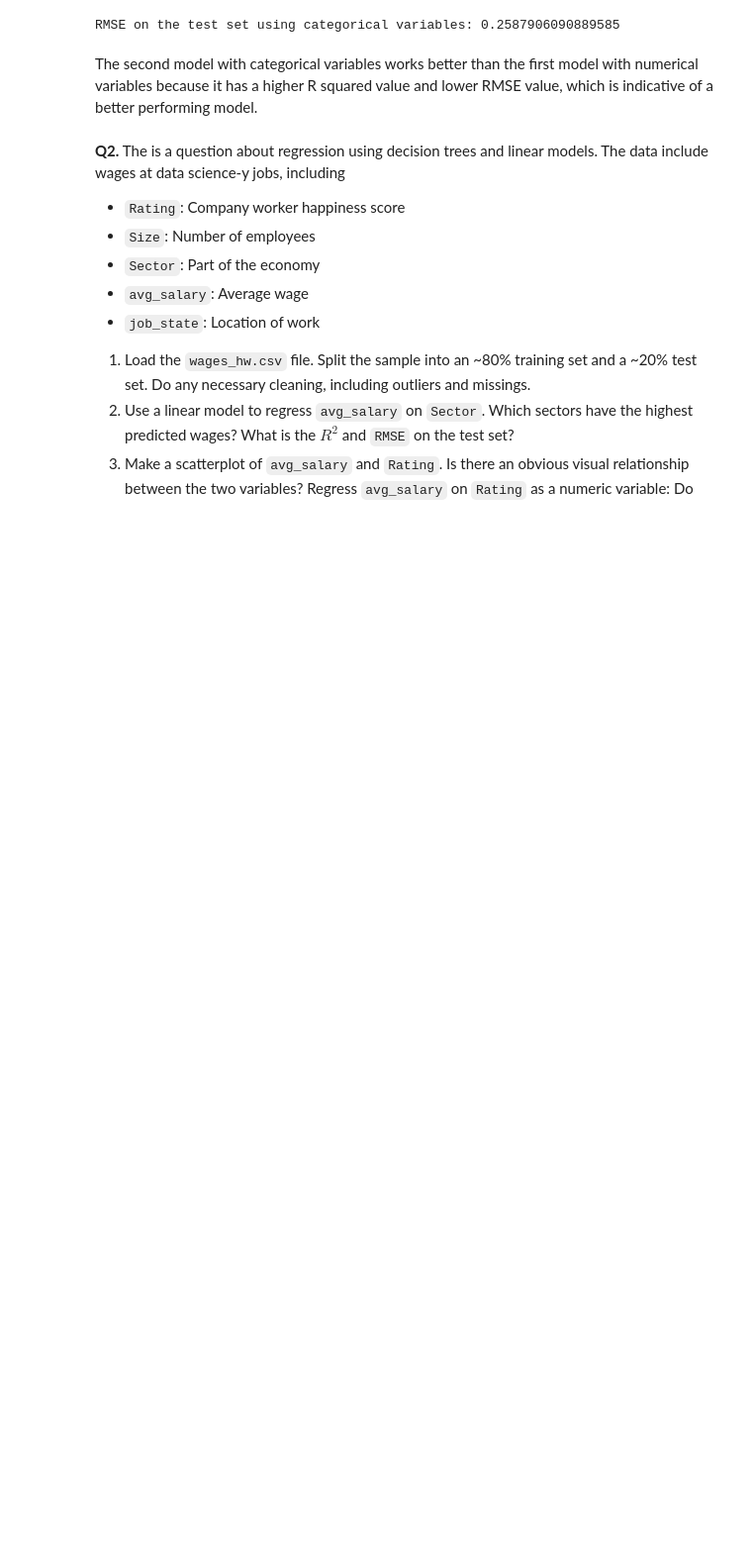
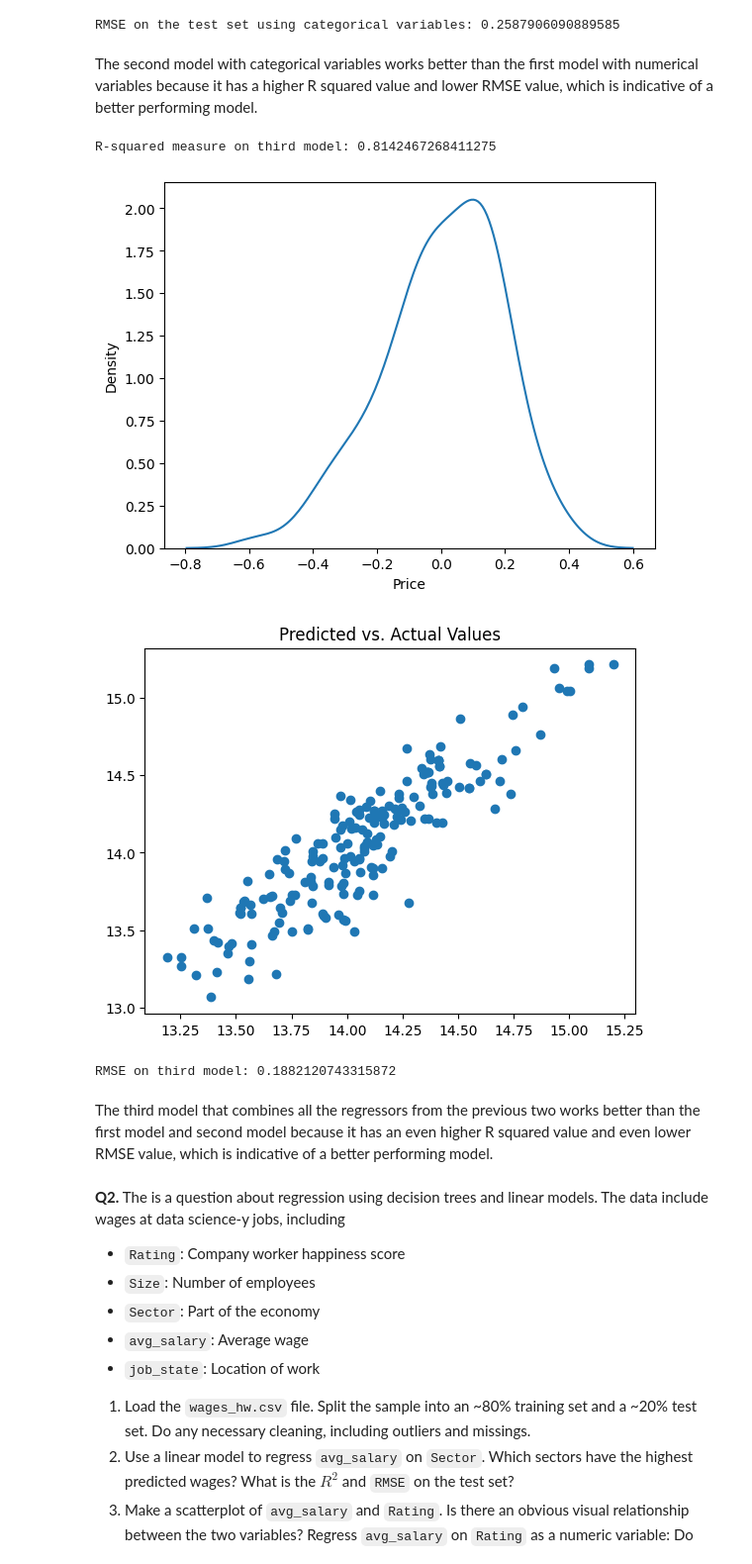
Before and after one commit to aniishap/assignment4, a Jupyter notebook: assignment4.ipynb, the cells around one changed output. Shown: that part at 99% size. Drawn from its saved outputs; the diff is of its cells as text; code cells hidden in the pictures; blank space fills up the shorter version.

```diff
--- a/assignment4.ipynb
+++ b/assignment4.ipynb
@@ -186,6 +186,46 @@ R-squared measure on the test set using categorical variables: 0.648812913321812
 RMSE on the test set using categorical variables: 0.2587906090889585
 # %% [markdown]
 The second model with categorical variables works better than the first model with numerical variables because it has a higher R squared value and lower RMSE value, which is indicative of a better performing model.
+# %%
+# 4: 3rd model with all regressors
+
+# Used Chat GPT
+oh = OneHotEncoder(sparse=False, handle_unknown='ignore')
+X_train_categorical_encoded = oh.fit_transform(X_train_categorical)
+X_test_categorical_encoded = oh.transform(X_test_categorical)
+
+X_train_combined = np.concatenate((X_train_numeric, X_train_categorical_encoded), axis=1)
+X_test_combined = np.concatenate((X_test_numeric, X_test_categorical_encoded), axis=1)
+
+reg3 = LinearRegression().fit(X_train_combined, y_train)
+r3_test = reg3.score(X_test_combined, y_test) # R squared measure
+print("R-squared measure on third model:", r3_test)
+
+# Predicted values:
+y_hat_lm3 = reg3.predict(X_test_combined)
+residuals_lm3 = y_test - y_hat_lm3
+## Residual plot:
+sns.kdeplot(residuals_lm3)
+plt.show()
+## True versus predicted plot:
+plt.scatter(x=y_hat_lm3,y=y_test)
+plt.title('Predicted vs. Actual Values')
+plt.show()
+
+## Metrics:
+SSE_lm3 = np.sum( (y_test-y_hat_lm3)**2 )
+MSE_lm3 = SSE_lm3/N_test
+RMSE_lm3 = (SSE_lm3/N_test)**(1/2)
+R2_lm3 = 1 - SSE_lm3/TSS
+
+print("RMSE on third model:", RMSE_lm3)
+# %% [output]
+R-squared measure on third model: 0.8142467268411275
+[figure, added]
+[figure, added]
+RMSE on third model: 0.1882120743315872
+# %% [markdown]
+The third model that combines all the regressors from the previous two works better than the first model and second model because it has an even higher R squared value and even lower RMSE value, which is indicative of a better performing model.
 # %% [markdown]
 **Q2.** The is a question about regression using decision trees and linear models. The data include wages at data science-y jobs, including
 
```
